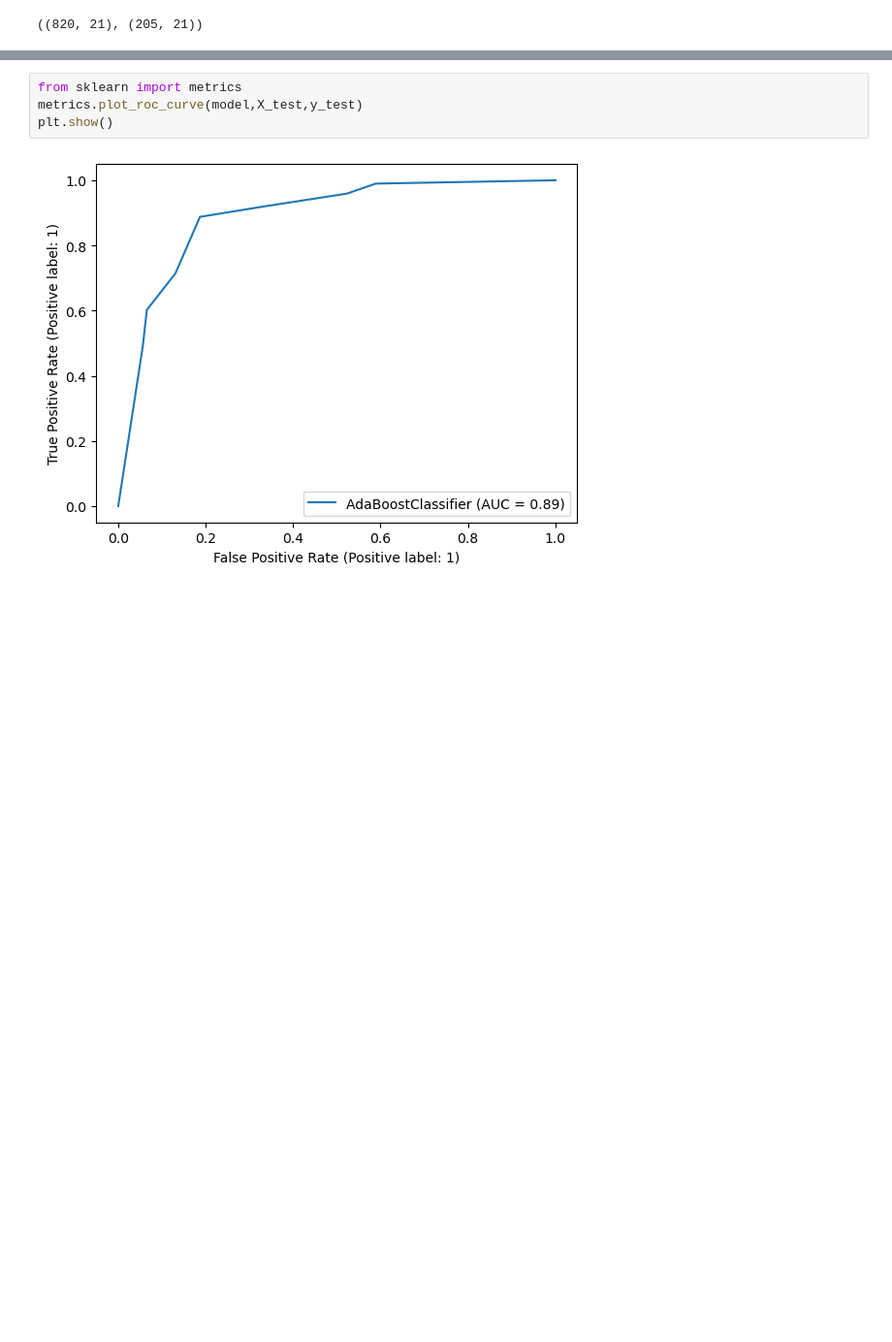
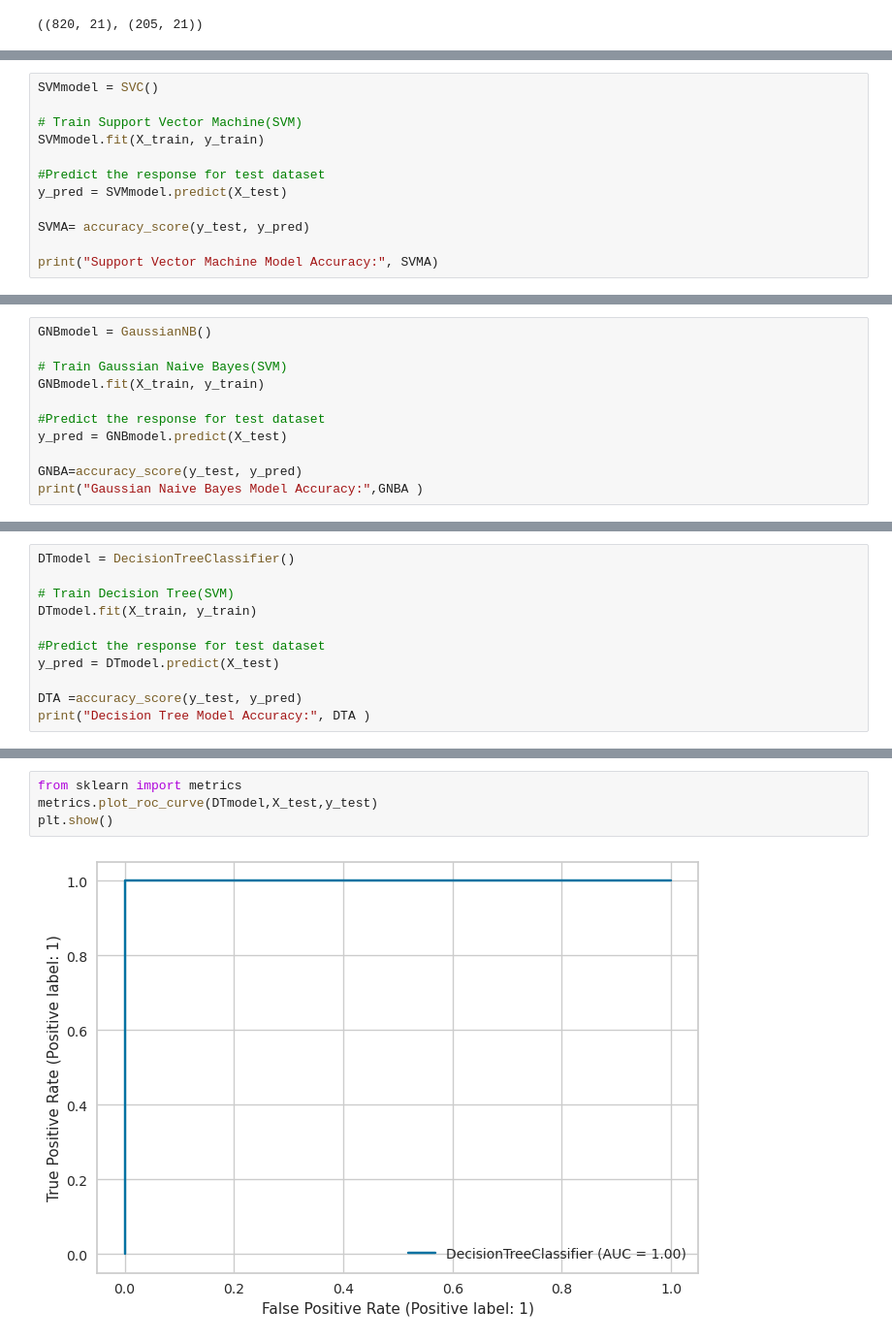
Before and after one commit to sakethrambilla/Kaggle-Notebooks, a Jupyter notebook: Heart-disease-prediction-using-adaboost.ipynb, the cells around one changed output, grey strips where cells are left out. Shown at 97% size. Cells and saved outputs as stored; diff of their text form; blank space fills up the shorter version.

Commit message:
Kaggle Notebook | ❤️❤️ Heart Disease Prediction And EDA 📊 📈  | Version 5

```diff
--- a/Heart-disease-prediction-using-adaboost.ipynb
+++ b/Heart-disease-prediction-using-adaboost.ipynb
@@ -212,0 +986,12 @@ X_train.shape, X_test.shape
+# %%
+SVMmodel = SVC()
+
+# Train Support Vector Machine(SVM)
+SVMmodel.fit(X_train, y_train)
+
+#Predict the response for test dataset
+y_pred = SVMmodel.predict(X_test)
+
+SVMA= accuracy_score(y_test, y_pred)
+
+print("Support Vector Machine Model Accuracy:", SVMA)
@@ -212,0 +1011,11 @@ X_train.shape, X_test.shape
+# %%
+GNBmodel = GaussianNB()
+
+# Train Gaussian Naive Bayes(SVM)
+GNBmodel.fit(X_train, y_train)
+
+#Predict the response for test dataset
+y_pred = GNBmodel.predict(X_test)
+
+GNBA=accuracy_score(y_test, y_pred)
+print("Gaussian Naive Bayes Model Accuracy:",GNBA )
@@ -212,0 +1035,11 @@ X_train.shape, X_test.shape
+# %%
+DTmodel = DecisionTreeClassifier()
+
+# Train Decision Tree(SVM)
+DTmodel.fit(X_train, y_train)
+
+#Predict the response for test dataset
+y_pred = DTmodel.predict(X_test)
+
+DTA =accuracy_score(y_test, y_pred)
+print("Decision Tree Model Accuracy:", DTA )
@@ -407,8 +1340,8 @@ Specificity : 0.8131
 </div>
 # %%
 from sklearn import metrics
-metrics.plot_roc_curve(model,X_test,y_test)
+metrics.plot_roc_curve(DTmodel,X_test,y_test)
 plt.show()
 # %% [output]
-[figure, old version]
+[figure, new version]
 # %% [markdown]
```
Also changed, not shown: parts of 93 cells of this notebook.
